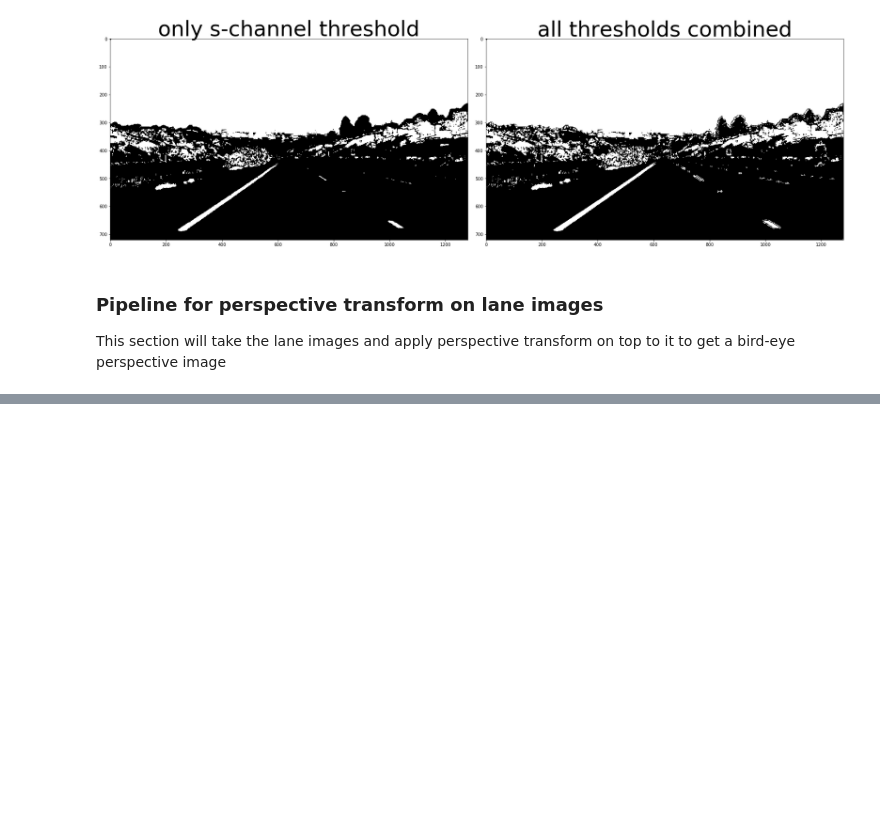
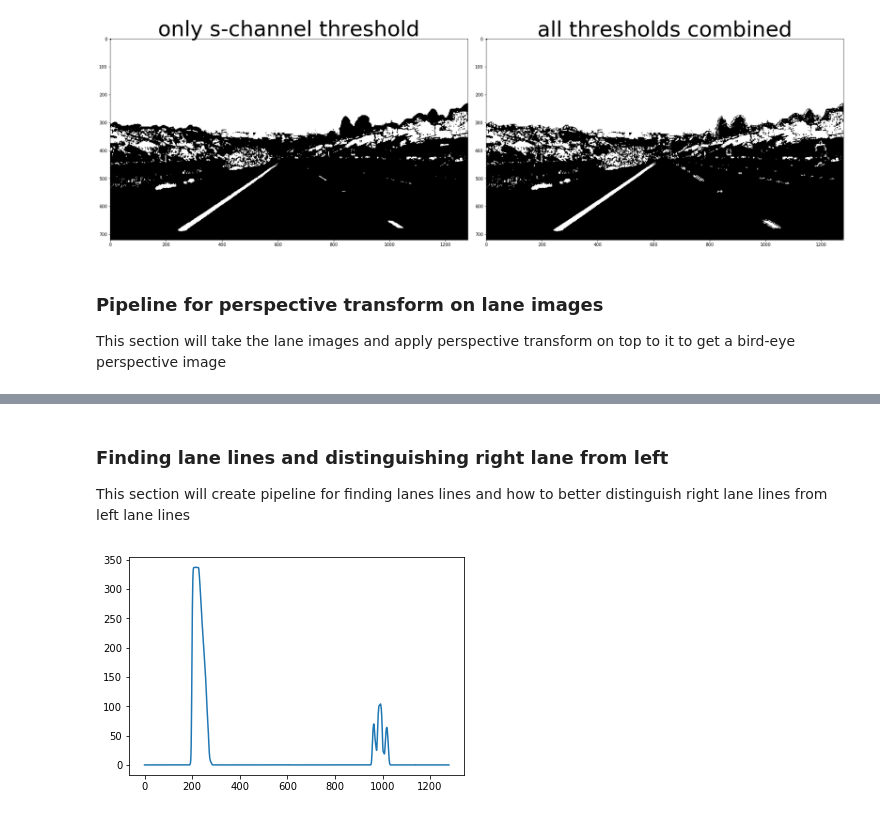
Before and after one commit to ajeet-repos/CarND-Advanced-Lane-Lines, a Jupyter notebook: p4_lane_image_processing.ipynb, the cells around one changed output, grey strips where cells are left out. Drawn from its saved outputs; the diff is of its cells as text; code cells hidden in the pictures; blank space fills up the shorter version.

```diff
--- a/p4_lane_image_processing.ipynb
+++ b/p4_lane_image_processing.ipynb
@@ -161,0 +205,10 @@ This section will take the lane images and apply perspective transform on top to
+# %% [markdown]
+### Finding lane lines and distinguishing right lane from left
+
+This section will create pipeline for finding lanes lines and how to better distinguish right lane lines from left lane lines
+# %%
+histogram = np.sum(warped[warped.shape[0]//2:,:], axis=0)
+plt.plot(histogram)
+plt.show()
+# %% [output]
+[figure, added]
```
Also changed, not shown: parts of 10 cells of this notebook, 1 other file.
